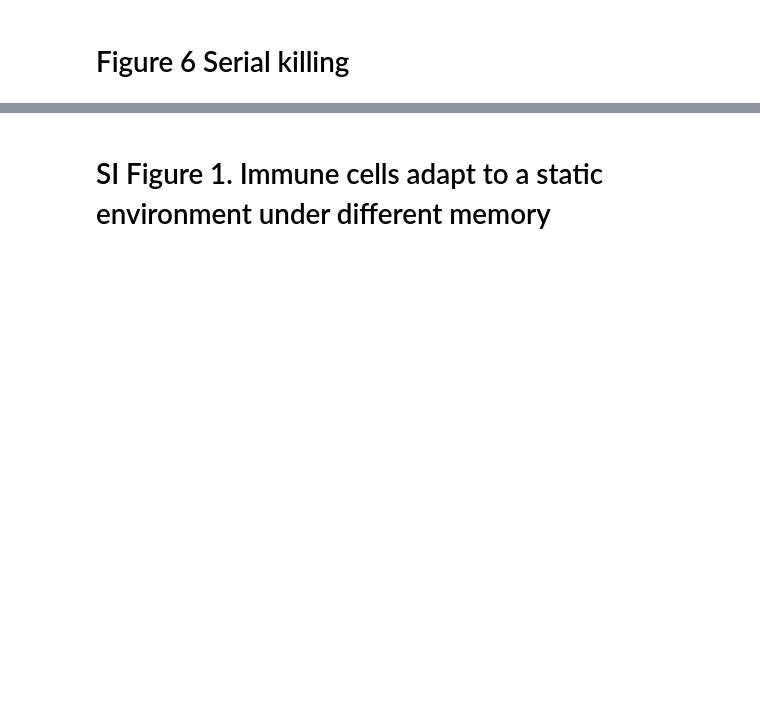
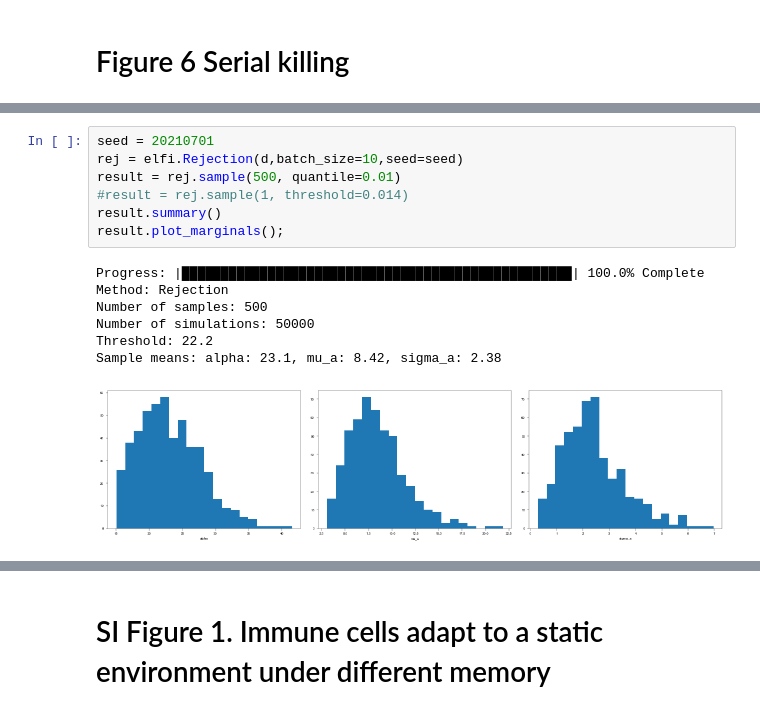
Before and after one commit to ywqin/paper-innate-immune-adaptation, a Jupyter notebook: figures.ipynb, the cells around one changed output, grey strips where cells are left out. Cells and saved outputs as stored; diff of their text form; blank space fills up the shorter version.

```diff
--- a/figures.ipynb
+++ b/figures.ipynb
@@ -960,0 +934,15 @@ fig.savefig('fig6-serialkill.pdf', dpi=300)
+# %%
+seed = 20210701
+rej = elfi.Rejection(d,batch_size=10,seed=seed)
+result = rej.sample(500, quantile=0.01)
+#result = rej.sample(1, threshold=0.014)
+result.summary()
+result.plot_marginals();
+# %% [output]
+Progress: |██████████████████████████████████████████████████| 100.0% Complete
+Method: Rejection
+Number of samples: 500
+Number of simulations: 50000
+Threshold: 22.2
+Sample means: alpha: 23.1, mu_a: 8.42, sigma_a: 2.38
+[figure, added]
```
Also changed, not shown: parts of 4 cells of this notebook.
